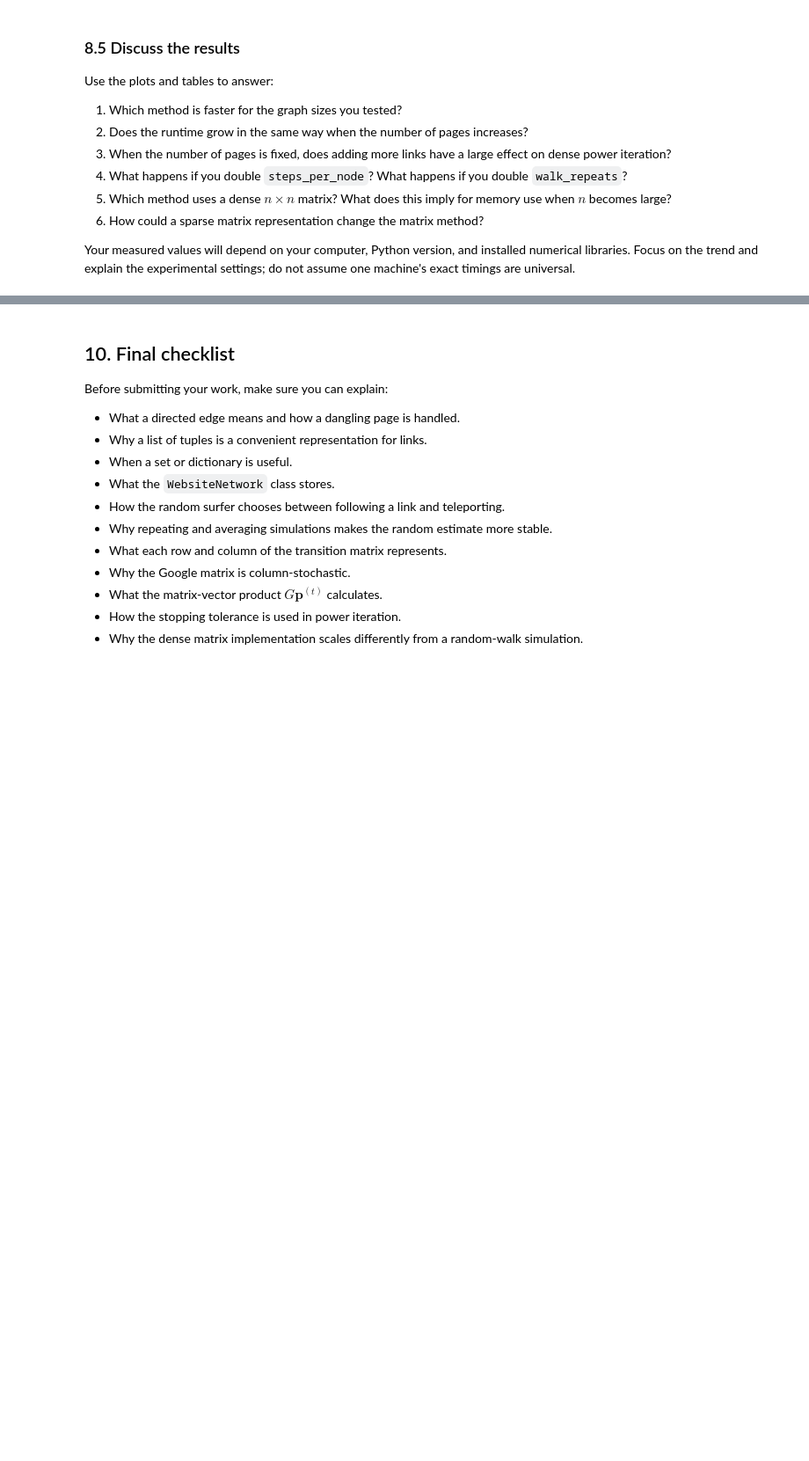
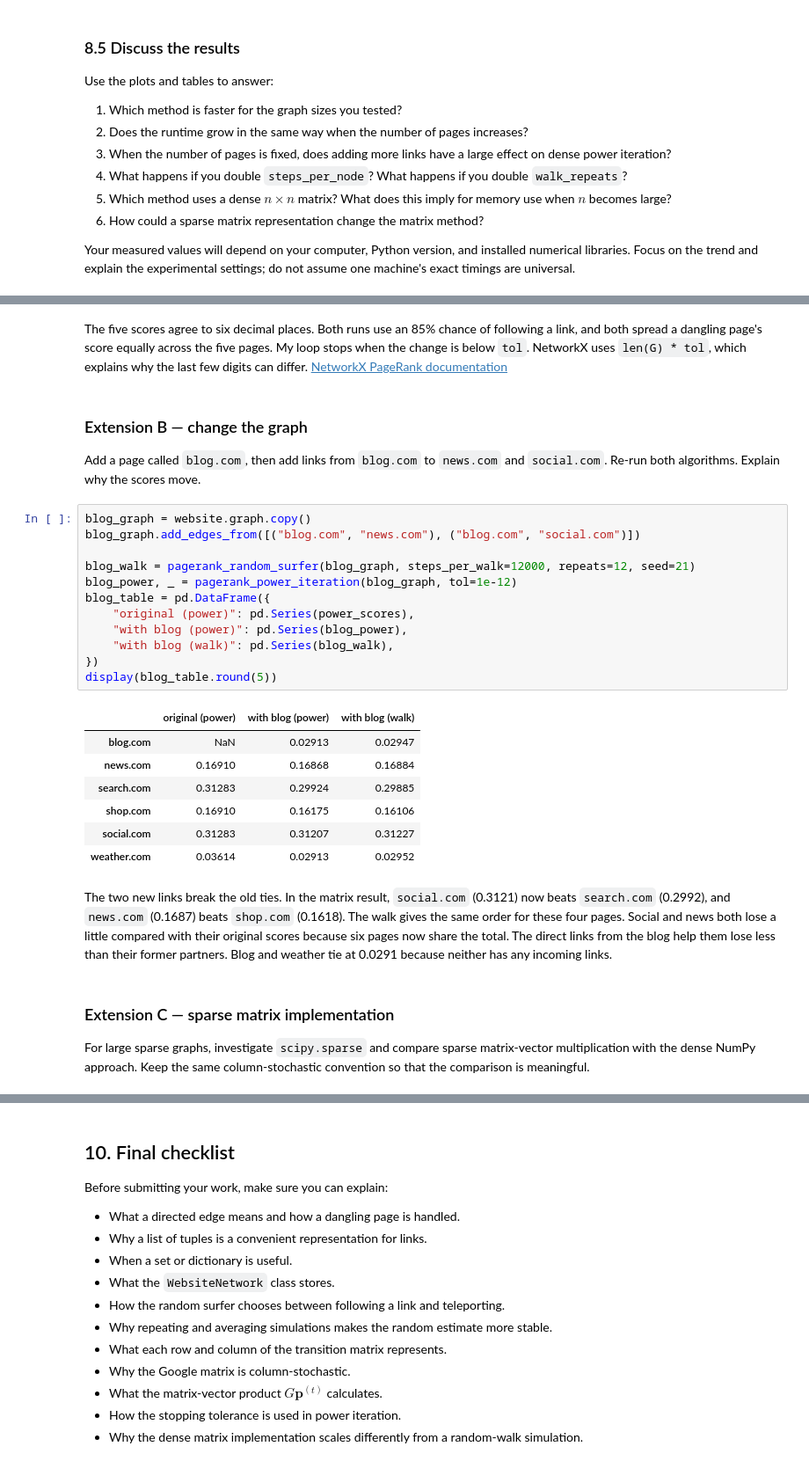
Before and after one commit to Viclant/AA, a Jupyter notebook: _pagerank_lab1_student.ipynb, the cells around one changed output, grey strips where cells are left out. Shown at 88% size. Drawn from its saved outputs; the diff is of its cells as text; blank space fills up the shorter version.

Commit message:
Finish PageRank lab questions and exercise runs

```diff
--- a/_pagerank_lab1_student.ipynb
+++ b/_pagerank_lab1_student.ipynb
@@ -1231,0 +1281,32 @@ Try an empty graph, a graph with one page, a graph with no links, a graph with o
+# %% [markdown]
+The five scores agree to six decimal places. Both runs use an 85% chance of following a link, and both spread a dangling page's score equally across the five pages. My loop stops when the change is below `tol`. NetworkX uses `len(G) * tol`, which explains why the last few digits can differ. [NetworkX PageRank documentation](https://networkx.org/documentation/stable/reference/algorithms/generated/networkx.algorithms.link_analysis.pagerank_alg.pagerank.html)
+# %% [markdown]
+### Extension B — change the graph
+
+Add a page called `blog.com`, then add links from `blog.com` to `news.com` and `social.com`. Re-run both algorithms. Explain why the scores move.
+# %%
+blog_graph = website.graph.copy()
+blog_graph.add_edges_from([("blog.com", "news.com"), ("blog.com", "social.com")])
+
+blog_walk = pagerank_random_surfer(blog_graph, steps_per_walk=12000, repeats=12, seed=21)
+blog_power, _ = pagerank_power_iteration(blog_graph, tol=1e-12)
+blog_table = pd.DataFrame({
+    "original (power)": pd.Series(power_scores),
+    "with blog (power)": pd.Series(blog_power),
+    "with blog (walk)": pd.Series(blog_walk),
+})
+display(blog_table.round(5))
+# %% [output]
+|  | original (power) | with blog (power) | with blog (walk) |
+| blog.com | NaN | 0.02913 | 0.02947 |
+| news.com | 0.16910 | 0.16868 | 0.16884 |
+| search.com | 0.31283 | 0.29924 | 0.29885 |
+| shop.com | 0.16910 | 0.16175 | 0.16106 |
+| social.com | 0.31283 | 0.31207 | 0.31227 |
+| weather.com | 0.03614 | 0.02913 | 0.02952 |
+# %% [markdown]
+The two new links break the old ties. In the matrix result, `social.com` (0.3121) now beats `search.com` (0.2992), and `news.com` (0.1687) beats `shop.com` (0.1618). The walk gives the same order for these four pages. Social and news both lose a little compared with their original scores because six pages now share the total. The direct links from the blog help them lose less than their former partners. Blog and weather tie at 0.0291 because neither has any incoming links.
+# %% [markdown]
+### Extension C — sparse matrix implementation
+
+For large sparse graphs, investigate `scipy.sparse` and compare sparse matrix-vector multiplication with the dense NumPy approach. Keep the same column-stochastic convention so that the comparison is meaningful.
```
Also changed, not shown: parts of 25 cells of this notebook.
